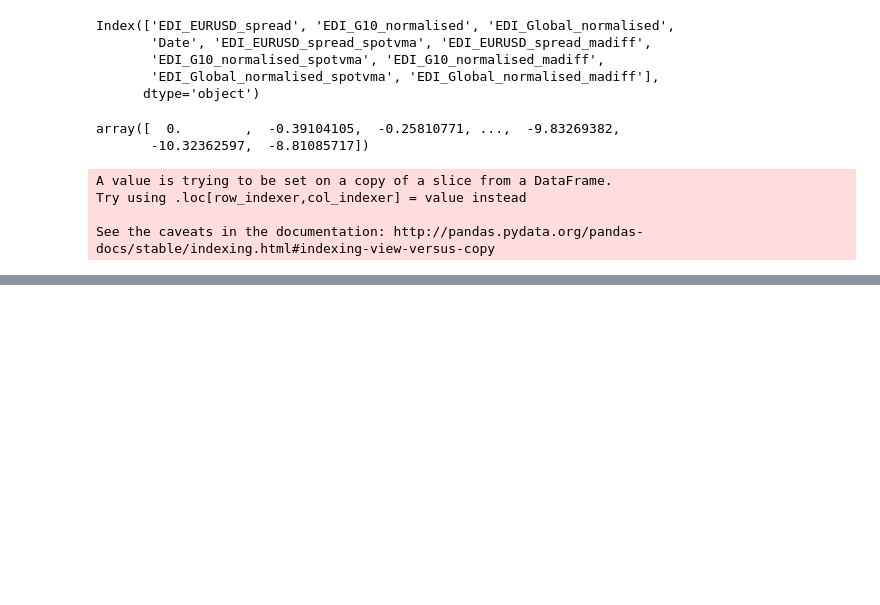
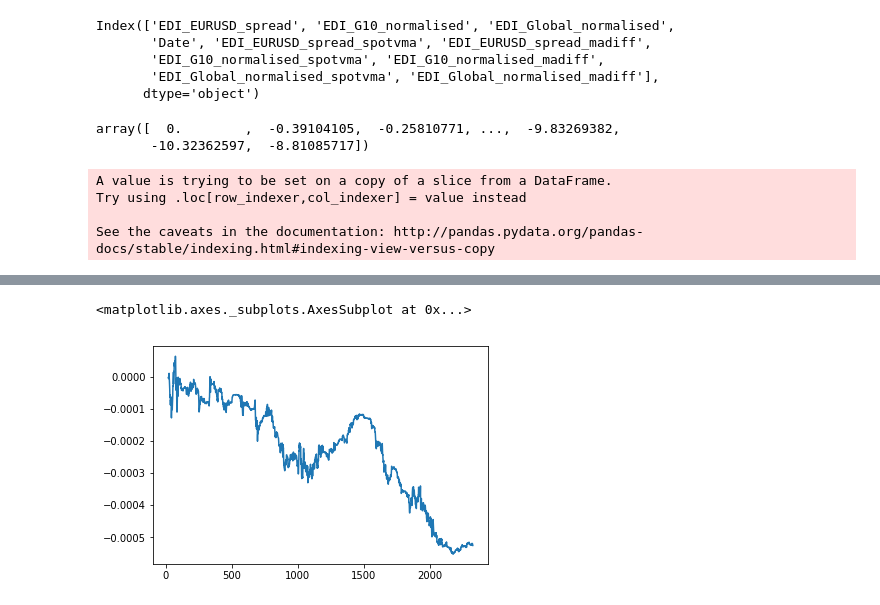
Before and after one commit to egill12/machine_learning, a Jupyter notebook: model2_trend_estimation.ipynb, the cells around one changed output, grey strips where cells are left out. Cells and saved outputs as stored; diff of their text form; code cells hidden in the pictures; blank space fills up the shorter version.

Commit message:
adding newer features and calculating return

```diff
--- a/model2_trend_estimation.ipynb
+++ b/model2_trend_estimation.ipynb
@@ -114,0 +146,15 @@ TypeError: fit_transform() missing 1 required positional argument: 'X'
+# %%
+from run_decision_tree import backtester
+
+#backtester(results, test, trade_horizon)
+#print(test.head())
+predictions = pd.DataFrame({"Date": test['Date'], "Predictions": results})
+test_results = pd.merge(test, predictions, how="left", on="Date").fillna(0)
+# calculate the returns of the signal
+test_results["scaled_signal"] = test_results['Predictions'].shift(2).rolling(trade_horizon).sum() / trade_horizon
+test_results['strat_returns'] = test_results['SVM_erf'] * test_results['scaled_signal']
+test_results['strat_returns_sum'] = test_results['strat_returns'].cumsum()
+test_results['strat_returns_sum'].plot()
+# %% [output]
+<matplotlib.axes._subplots.AxesSubplot at 0x...>
+[figure, added]
```
Also changed, not shown: parts of 4 cells of this notebook, 1 other file.
